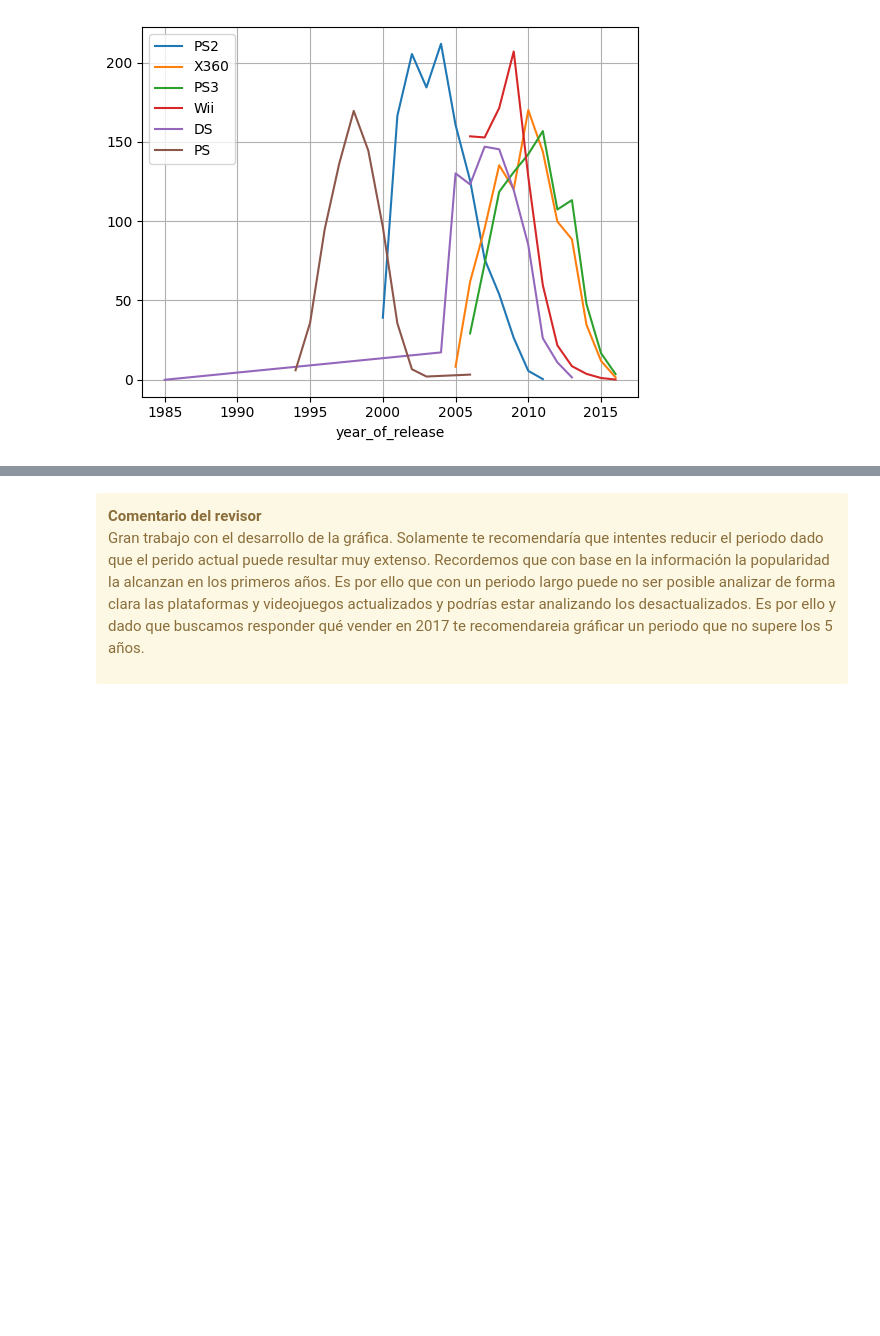
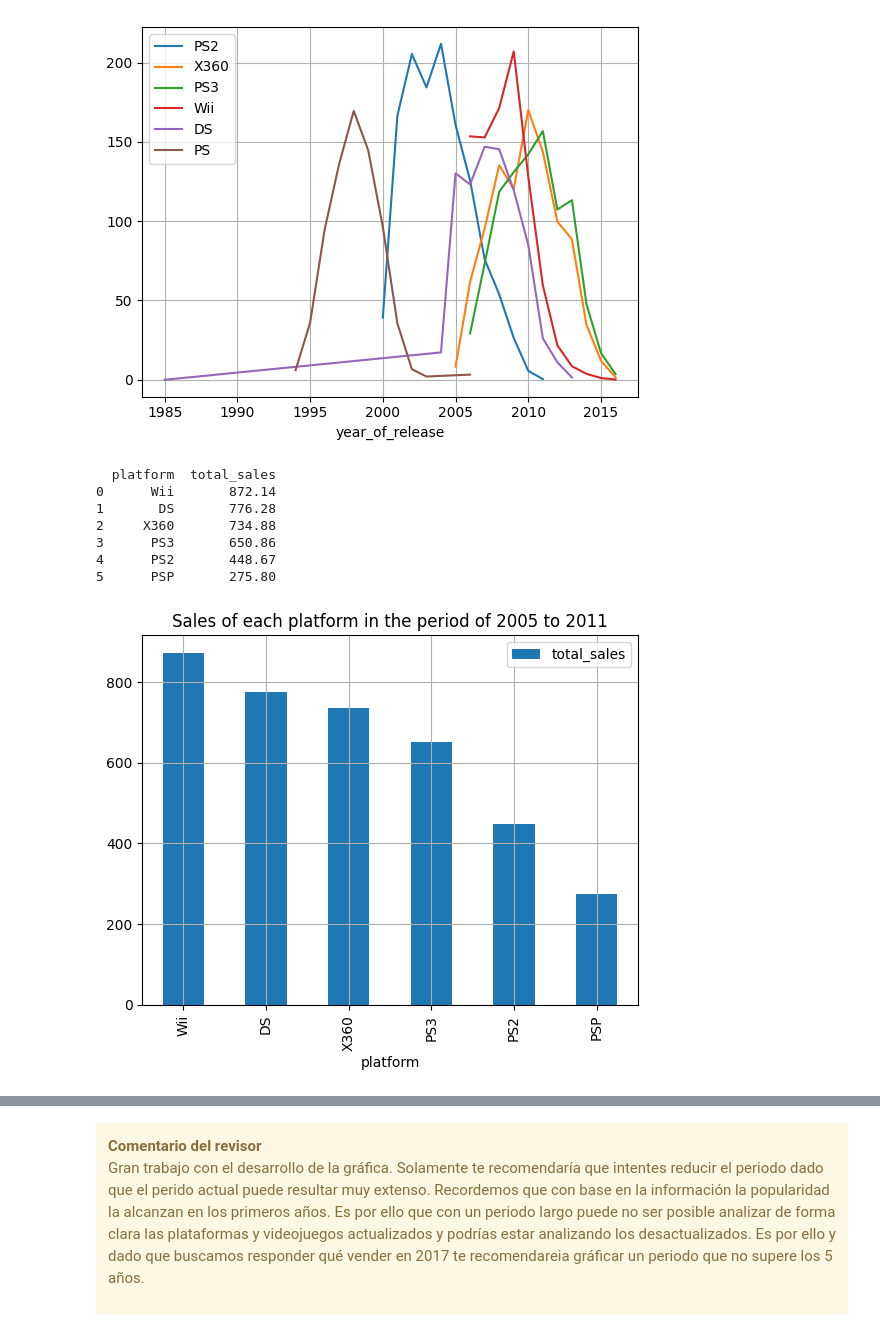
Before and after one commit to JimenaMaSuMu/VideoGameProject, a Jupyter notebook: code_review1.ipynb, the cells around one changed output, grey strips where cells are left out. Saved outputs shown, nothing was run; the diff lists cells and outputs as text; code cells hidden in the pictures; blank space fills up the shorter version.

```diff
--- a/code_review1.ipynb
+++ b/code_review1.ipynb
@@ -336,3 +346,20 @@ plt.legend(['PS2','X360','PS3','Wii','DS','PS'])
 plt.grid(True)
 # %% [output]
 [figure]
+# %%
+#Analyzing the period 2005 to 2011
+sales_platforms_period = games[(games['year_of_release']>2004) & (games['year_of_release']<2012)].groupby('platform')['total_sales'].sum().sort_values(ascending=False).reset_index()
+top_period = sales_platforms_period[sales_platforms_period['total_sales']>sales_platforms_period['total_sales'].mean()]
+print(top_period)
+top_period.plot(kind='bar',x='platform',y='total_sales',title='Sales of each platform in the period of 2005 to 2011',grid=True)
+plt.show()
+games_top_period = games[(games['year_of_release']>2004) & (games['year_of_release']<2012)].query("platform in @top_period.platform")
+# %% [output]
+  platform  total_sales
+0      Wii       872.14
+1       DS       776.28
+2     X360       734.88
+3      PS3       650.86
+4      PS2       448.67
+5      PSP       275.80
+[figure, added]
```
Also changed, not shown: parts of 19 cells of this notebook.
